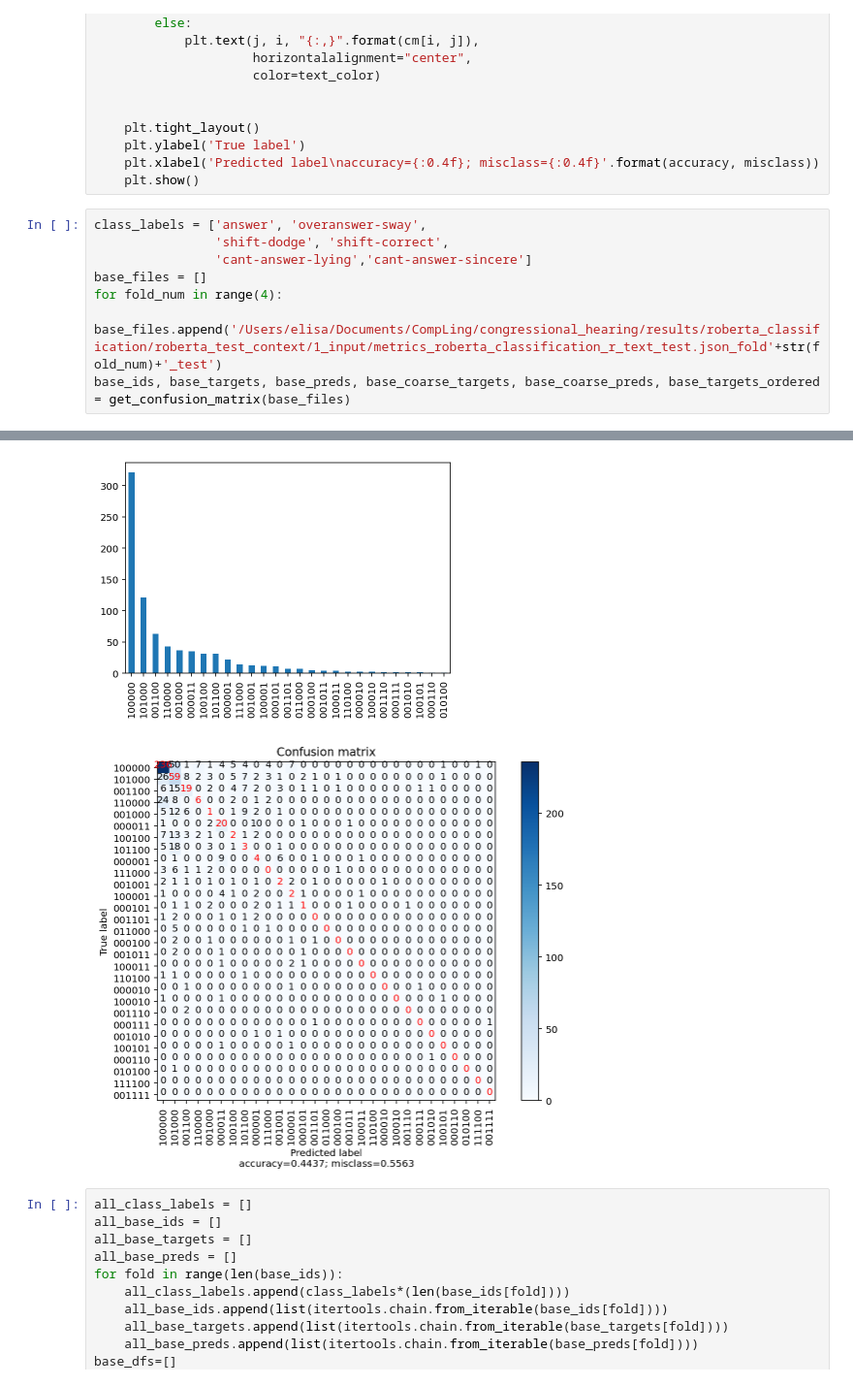
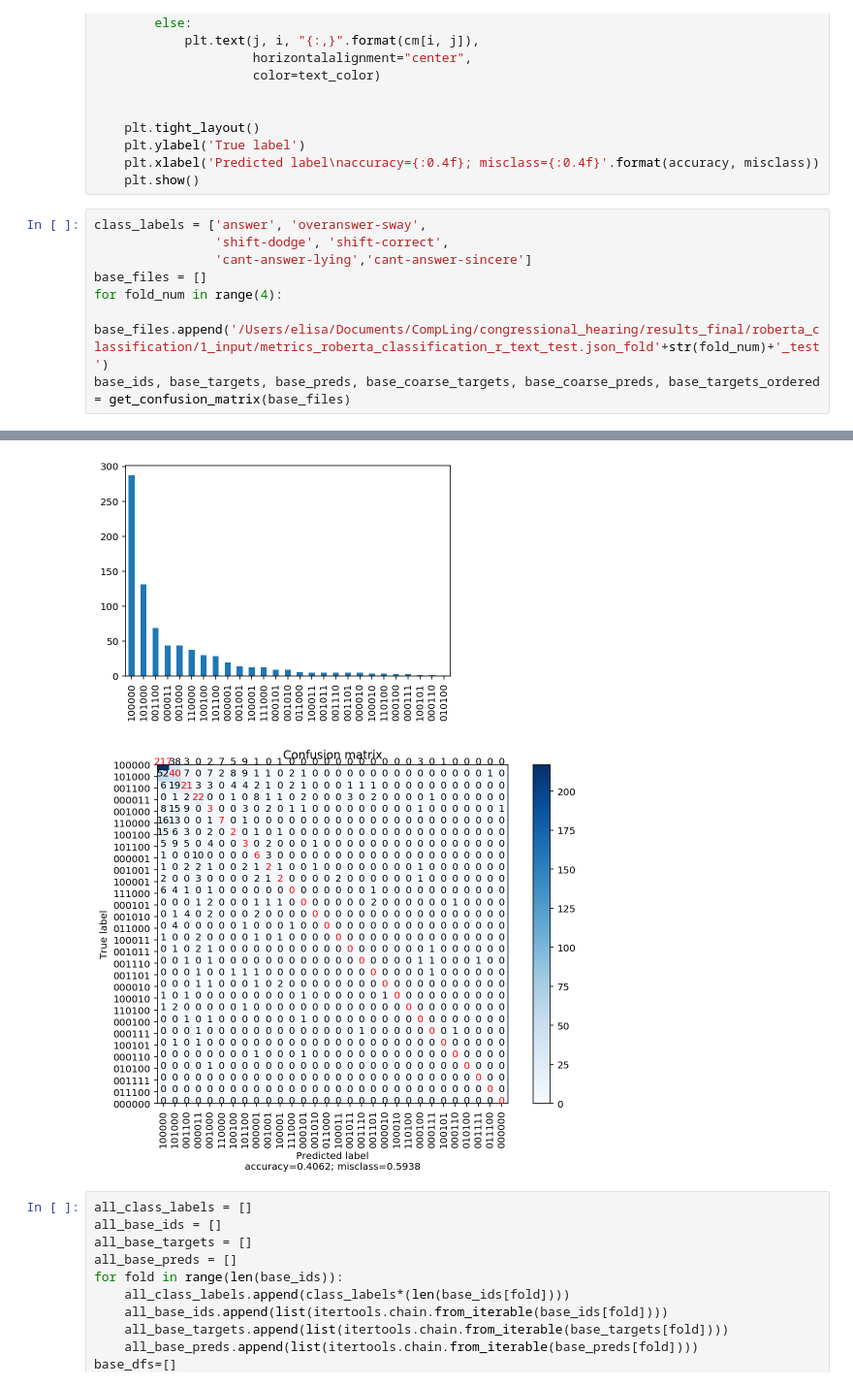
Before and after one commit to elisaF/subjective_discourse, a Jupyter notebook: code/analyses/classification results analysis.ipynb, the cells around one changed output, grey strips where cells are left out. Shown at 97% size. Saved outputs shown, nothing was run; the diff lists cells and outputs as text.

```diff
--- a/code/analyses/classification results analysis.ipynb
+++ b/code/analyses/classification results analysis.ipynb
@@ -227,6 +227,6 @@ class_labels = ['answer', 'overanswer-sway',
                 'cant-answer-lying','cant-answer-sincere']
 base_files = []
 for fold_num in range(4):
-    base_files.append('/Users/elisa/Documents/CompLing/congressional_hearing/results/roberta_classification/roberta_test_context/1_input/metrics_roberta_classification_r_text_test.json_fold'+str(fold_num)+'_test')
+    base_files.append('/Users/elisa/Documents/CompLing/congressional_hearing/results_final/roberta_classification/1_input/metrics_roberta_classification_r_text_test.json_fold'+str(fold_num)+'_test')
 base_ids, base_targets, base_preds, base_coarse_targets, base_coarse_preds, base_targets_ordered = get_confusion_matrix(base_files)
 # %% [output]
@@ -234,5 +234,5 @@ base_ids, base_targets, base_preds, base_coarse_targets, base_coarse_preds, base
-[figure, old version]
+[figure, new version]
-[figure, old version]
+[figure, new version]
 # %%
 all_class_labels = []
 all_base_ids = []
```
Also changed, not shown: parts of 24 cells of this notebook, 4 other files.
